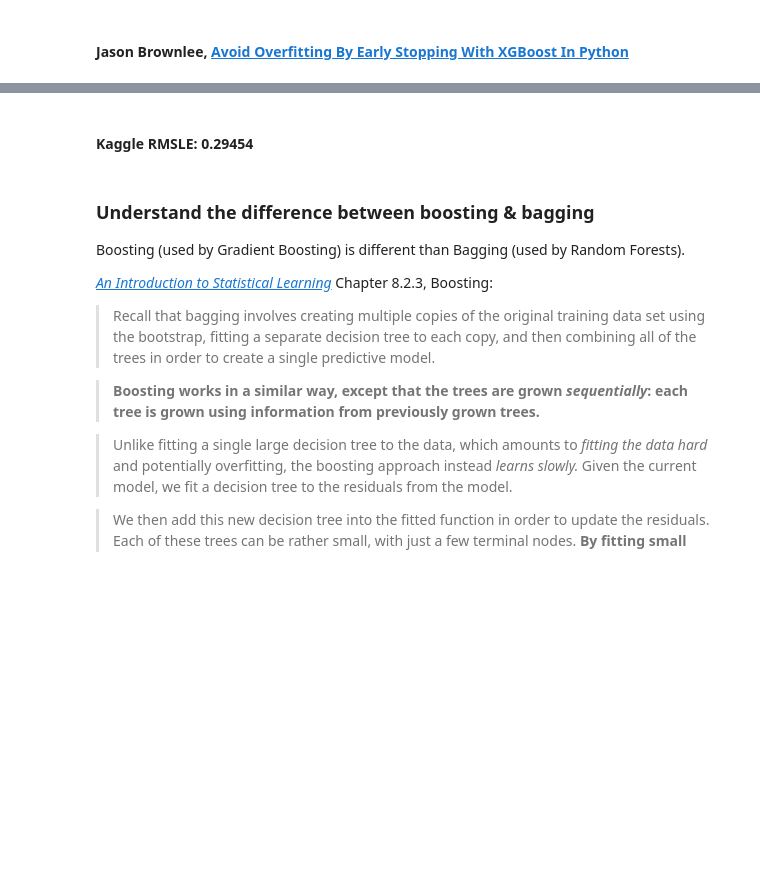
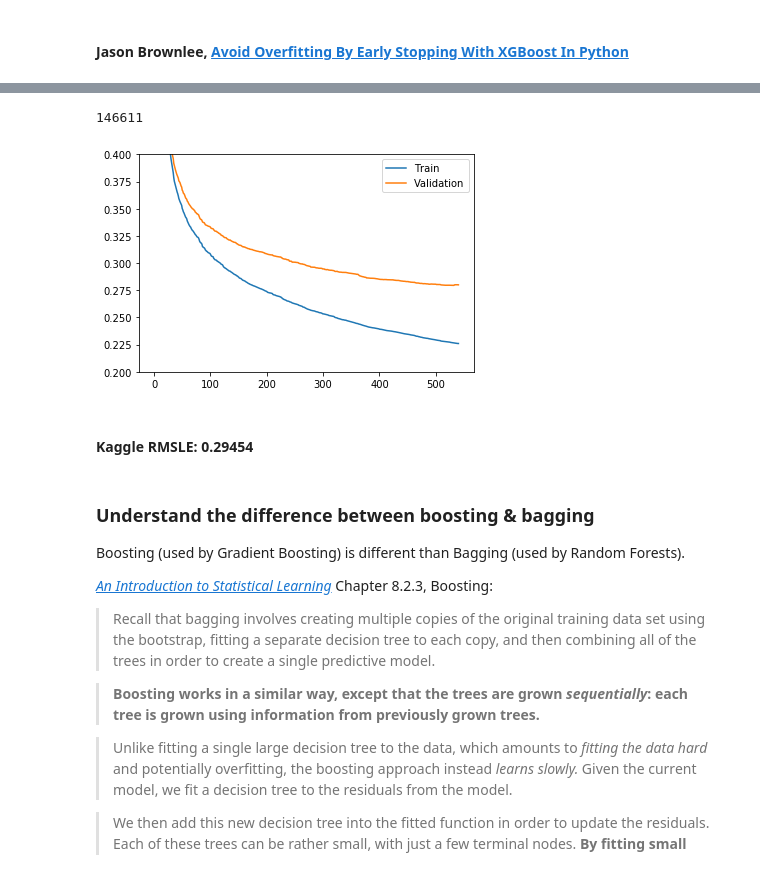
Before and after one commit to LambdaSchool/DEPRECATED-DS-Unit-2-Applied-Modeling, a Jupyter notebook: module2-gradient-boosting/gradient_boosting.ipynb, the cells around one changed output, grey strips where cells are left out. Drawn from its saved outputs; the diff is of its cells as text; code cells hidden in the pictures; blank space fills up the shorter version.

```diff
--- a/module2-gradient-boosting/gradient_boosting.ipynb
+++ b/module2-gradient-boosting/gradient_boosting.ipynb
@@ -319,0 +325,11 @@ importances.sort_values().plot.barh(color='grey');
+# %%
+%%time
+
+from xgboost import XGBRegressor
+pipeline = make_pipeline(
+    ce.OrdinalEncoder(),
+    XGBRegressor(n_estimators=100, n_jobs=-1)
+)
+pipeline.fit(X_train, y_train_log)
+y_pred_log = pipeline.predict(X_val)
+print('Validation Error', rmse(y_val_log, y_pred_log))
@@ -319,0 +341,10 @@ importances.sort_values().plot.barh(color='grey');
+# %%
+%%time
+
+pipeline = make_pipeline(
+    ce.OrdinalEncoder(),
+    XGBRegressor(n_estimators=1000, n_jobs=-1)
+)
+pipeline.fit(X_train, y_train_log)
+y_pred_log = pipeline.predict(X_val)
+print('Validation Error', rmse(y_val_log, y_pred_log))
@@ -320,2 +359,17 @@ importances.sort_values().plot.barh(color='grey');
 # %% [markdown]
 #### Jason Brownlee, [Avoid Overfitting By Early Stopping With XGBoost In Python](https://machinelearningmastery.com/avoid-overfitting-by-early-stopping-with-xgboost-in-python/)
+# %%
+import category_encoders as ce
+from xgboost import XGBRegressor
+
+encoder = ce.OrdinalEncoder()
+X_train_encoded = encoder.fit_transform(X_train)
+X_val_encoded = encoder.transform(X_val)
+
+eval_set = [(X_train_encoded, y_train_log),
+            (X_val_encoded, y_val_log)]
+
+model = XGBRegressor(n_estimators=1000, n_jobs=-1)
+model.fit(X_train_encoded, y_train_log,
+          early_stopping_rounds=10, eval_metric='rmse',
+          eval_set=eval_set)
@@ -322,3 +409,18 @@ importances.sort_values().plot.barh(color='grey');
+# %%
+sum(range(1,542))
+# %% [output]
+146611
+# %%
+results = model.evals_result()
+train_rmse = results['validation_0']['rmse']
+val_rmse = results['validation_1']['rmse']
+epoch = range(len(train_rmse))
+plt.plot(epoch, train_rmse, label='Train')
+plt.plot(epoch, val_rmse, label='Validation')
+plt.ylim((0.2,0.4))
+plt.legend();
+# %% [output]
+[figure, added]
 # %% [markdown]
 #### Kaggle RMSLE: 0.29454
 # %% [markdown]
```
Also changed, not shown: parts of 5 cells of this notebook, 2 other files.
